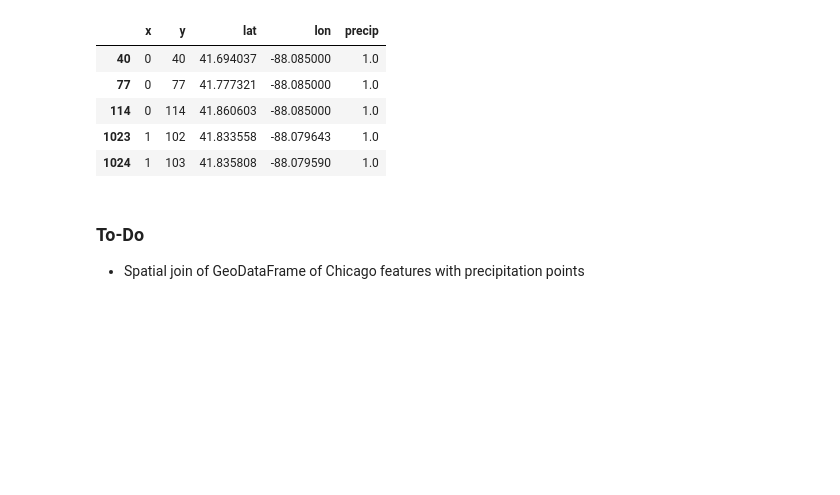
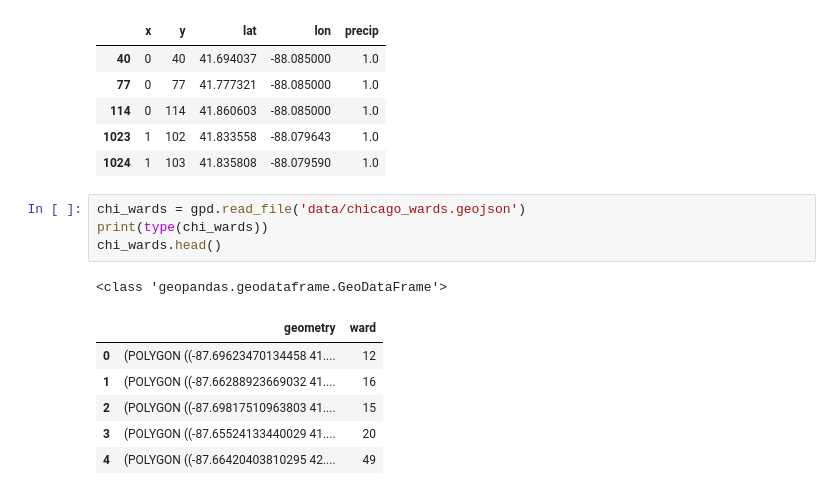
Before and after one commit to NORCatUofC/rain, a Jupyter notebook: nexrad-etl/NEXRAD Download and Process.ipynb, the cells around one changed output. Drawn from its saved outputs; the diff is of its cells as text; blank space fills up the shorter version.

```diff
--- a/nexrad-etl/NEXRAD Download and Process.ipynb
+++ b/nexrad-etl/NEXRAD Download and Process.ipynb
@@ -145,7 +146,15 @@ daa_df.head()
 | 114 | 0 | 114 | 41.860603 | -88.085000 | 1.0 |
 | 1023 | 1 | 102 | 41.833558 | -88.079643 | 1.0 |
 | 1024 | 1 | 103 | 41.835808 | -88.079590 | 1.0 |
-# %% [markdown]
-### To-Do
-
-* Spatial join of GeoDataFrame of Chicago features with precipitation points
+# %%
+chi_wards = gpd.read_file('data/chicago_wards.geojson')
+print(type(chi_wards))
+chi_wards.head()
+# %% [output]
+<class 'geopandas.geodataframe.GeoDataFrame'>
+|  | geometry | ward |
+| 0 | (POLYGON ((-87.69623470134458 41.... | 12 |
+| 1 | (POLYGON ((-87.66288923669032 41.... | 16 |
+| 2 | (POLYGON ((-87.69817510963803 41.... | 15 |
+| 3 | (POLYGON ((-87.65524133440029 41.... | 20 |
+| 4 | (POLYGON ((-87.66420403810295 42.... | 49 |
```
Also changed, not shown: parts of 5 cells of this notebook.
